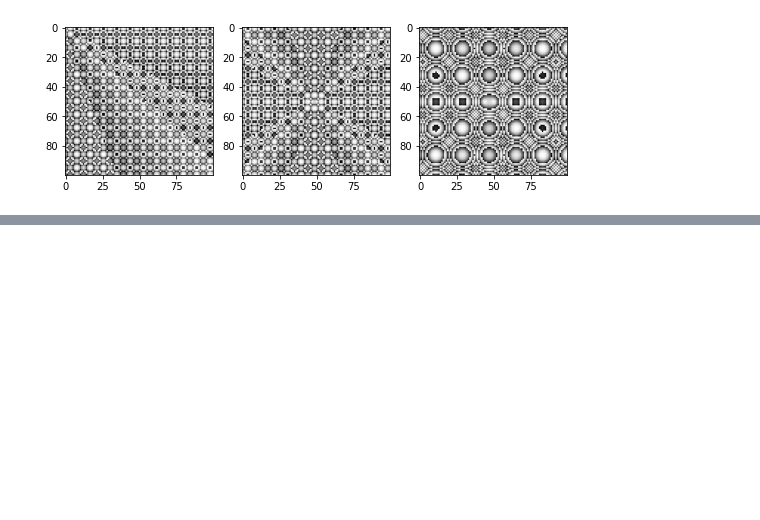
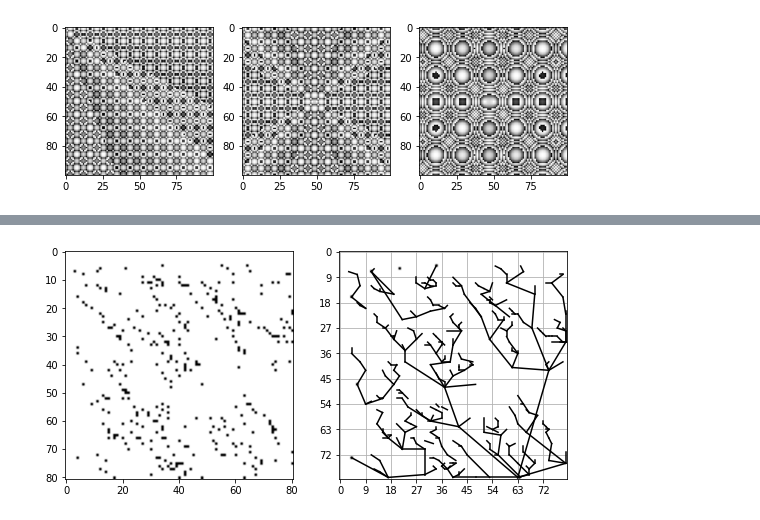
Before and after one commit to casson-projects-2020/active-bolt, a Jupyter notebook: fractals/fractal-surfaces.ipynb, the cells around one changed output, grey strips where cells are left out. Saved outputs shown, nothing was run; the diff lists cells and outputs as text; code cells hidden in the pictures; blank space fills up the shorter version.

```diff
--- a/fractals/fractal-surfaces.ipynb
+++ b/fractals/fractal-surfaces.ipynb
@@ -190,0 +228,90 @@ imgplot = plt.imshow( img ) #, cmap="Greys" )
+# %%
+import random
+
+size = 81
+x = np.linspace( 0+0j, complex( size - 1, 0), size )
+y = np.linspace( 0+0j, complex( 0, size - 1), size )
+
+x, y = np.meshgrid( x, y )
+grid = x + y
+
+def prob( arr, res, size ):
+        rnd = random.random
+        r = float( int( rnd() * size ))
+        i = float( int( rnd() * size ))
+        rcpx = complex( r, i )
+
+        found = rcpx in arr
+        found = found or r in arr.real and rnd() < 0.5
+        #found = found or int( r / 2 ) in arr.real
+        #found = found or i in arr.imag or i in arr.real
+        #found = found or int( i / 2 ) in arr.imag
+
+        found = found or ( 1 in res and rnd() < 0.1 )
+
+        return 1 if found else 0
+
+img = np.zeros(( size, size ))
+
+random.seed( 3 )
+pts = []
+
+
+def pow2( x ):
+    return x *x
+
+for i in range( size ):
+    for j in range( size ):
+        arr = grid[i-3:i,j-3:j]
+        shape = arr.shape
+        if shape[ 0 ] == 0 or shape[ 1 ] == 0: continue
+        img[ i, j ] = prob( arr, img[i-3:i,j-3:j], size )
+
+fig, (ax1, ax2 ) = plt.subplots(1, 2, figsize=(9,9))
+imgplot = ax1.imshow( img, cmap="Greys" )
+
+pts = []
+
+img = img.copy()
+
+s = 0
+while 1 in img and np.count_nonzero( img == 1 ) > 1 and s < int( size / 2 ) - 1:
+    s += 1
+    #print( s, np.count_nonzero( img == 1 ))
+    #print( len( pts ))
+    for i in range( size ):
+        for j in range( size ):
+            arr = img[i-s:i+s+1,j-s:j+s+1].copy()
+            if not 1 in arr: continue
+            if arr[s,s]==0: continue
+            shape = arr.shape
+            if shape[ 0 ] == 0 or shape[ 1 ] == 0: continue
+            arr[s,s] = 0
+
+            nxt = np.where( arr == 1 )
+            if not 1 in arr: continue
+            seg = [( i, j )]
+            img[ i, j ] = 0
+
+            try:
+                if nxt[ 0 ].shape[ 0 ] == 1:
+                    seg.append(( np.sum( nxt[ 0 ]) - s + i, np.sum( nxt[ 1 ]) - s + j ))
+                else:
+                    seg.append(( np.sum( nxt[ 0 ][ 0 ]) - s + i, np.sum( nxt[ 0 ][ 1 ]) - s + j ))
+
+                pts.append( seg )
+            except:
+                pass
+
+imgplot = ax2.imshow( img, cmap="Greys" )
+
+print( len( pts ))
+ax2.set_xticks( np.arange(0, size, size / 9 ))
+ax2.set_yticks( np.arange(0, size, size / 9 ))
+ax2.grid()
+for pt in pts:
+    seg = np.array( pt )
+    img2 = ax2.plot( seg[:,1], seg[:,0], color='black')
+
+plt.show()
+# %% [output]
@@ -190,0 +319 @@ imgplot = plt.imshow( img ) #, cmap="Greys" )
+[figure, added]
```
Also changed, not shown: parts of 10 cells of this notebook.
